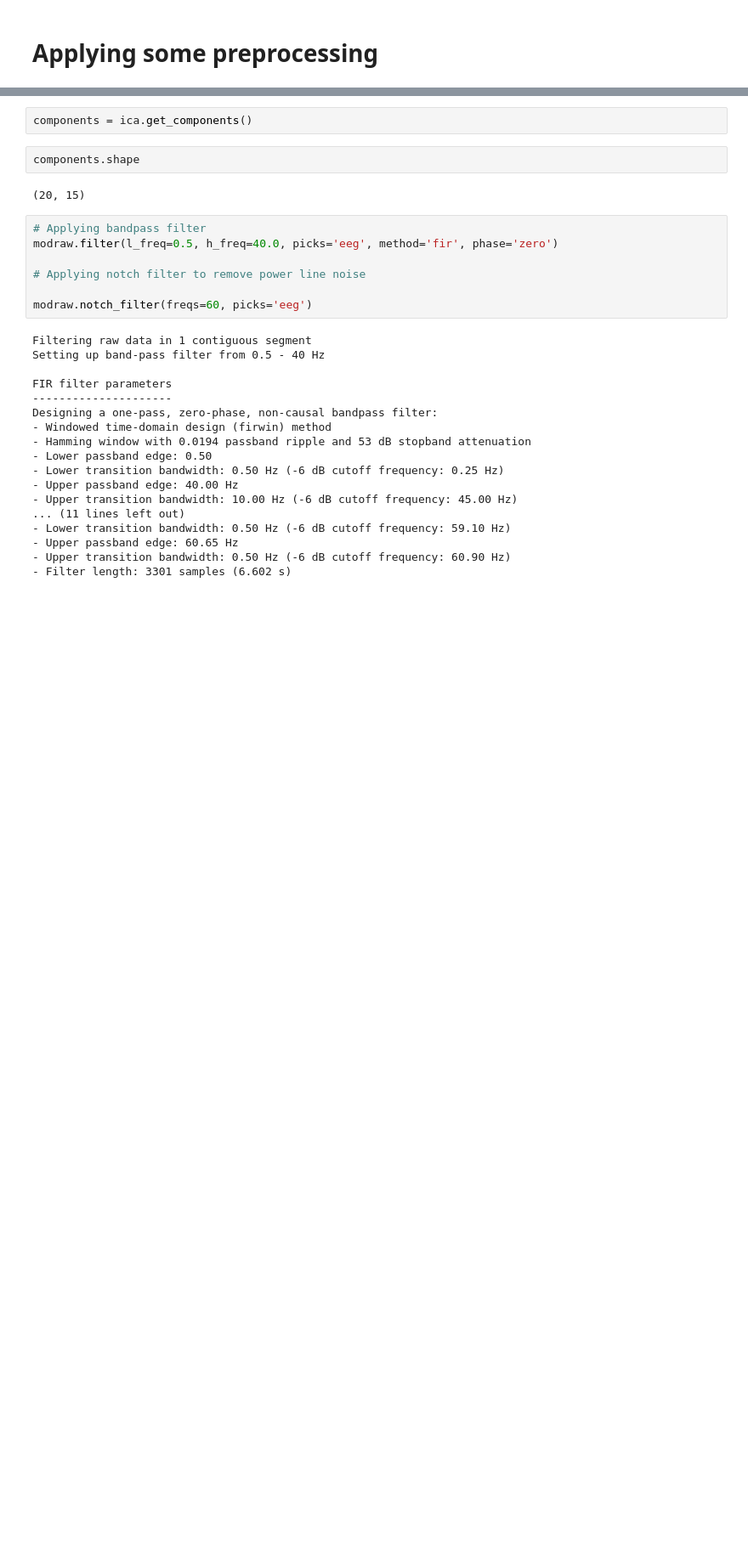
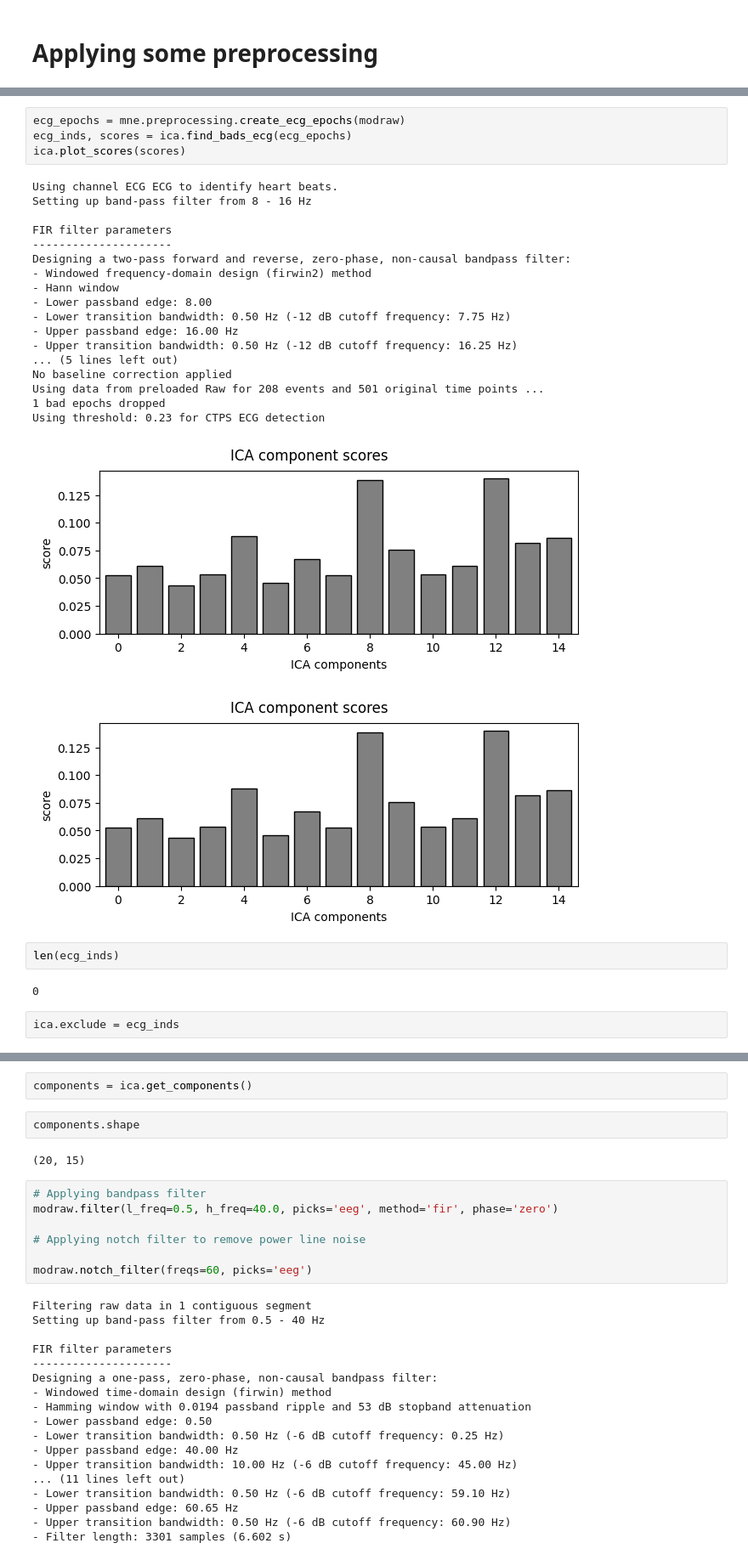
Before and after one commit to AdiH7ri/EEG-Task, a Jupyter notebook: scripts/scratch/scratch.ipynb, the cells around one changed output, grey strips where cells are left out. Shown at 85% size. Drawn from its saved outputs; the diff is of its cells as text; blank space fills up the shorter version.

```diff
--- a/scripts/scratch/scratch.ipynb
+++ b/scripts/scratch/scratch.ipynb
@@ -184,4 +478,34 @@ Fitting ICA took 0.7s.
 | Available PCA components | 20 |
 | Channel types | eeg |
 | ICA components marked for exclusion | — |
+# %%
+ecg_epochs = mne.preprocessing.create_ecg_epochs(modraw)
+ecg_inds, scores = ica.find_bads_ecg(ecg_epochs)
+ica.plot_scores(scores)
+# %% [output]
+Using channel ECG ECG to identify heart beats.
+Setting up band-pass filter from 8 - 16 Hz
+
+FIR filter parameters
+---------------------
+Designing a two-pass forward and reverse, zero-phase, non-causal bandpass filter:
+- Windowed frequency-domain design (firwin2) method
+- Hann window
+- Lower passband edge: 8.00
+- Lower transition bandwidth: 0.50 Hz (-12 dB cutoff frequency: 7.75 Hz)
+- Upper passband edge: 16.00 Hz
+- Upper transition bandwidth: 0.50 Hz (-12 dB cutoff frequency: 16.25 Hz)
+... (5 lines left out)
+No baseline correction applied
+Using data from preloaded Raw for 208 events and 501 original time points ...
+1 bad epochs dropped
+Using threshold: 0.23 for CTPS ECG detection
+[figure, added]
+[figure, added]
+# %%
+len(ecg_inds)
+# %% [output]
+0
+# %%
+ica.exclude = ecg_inds
 # %%
```
Also changed, not shown: parts of 25 cells of this notebook, 6 other files.
